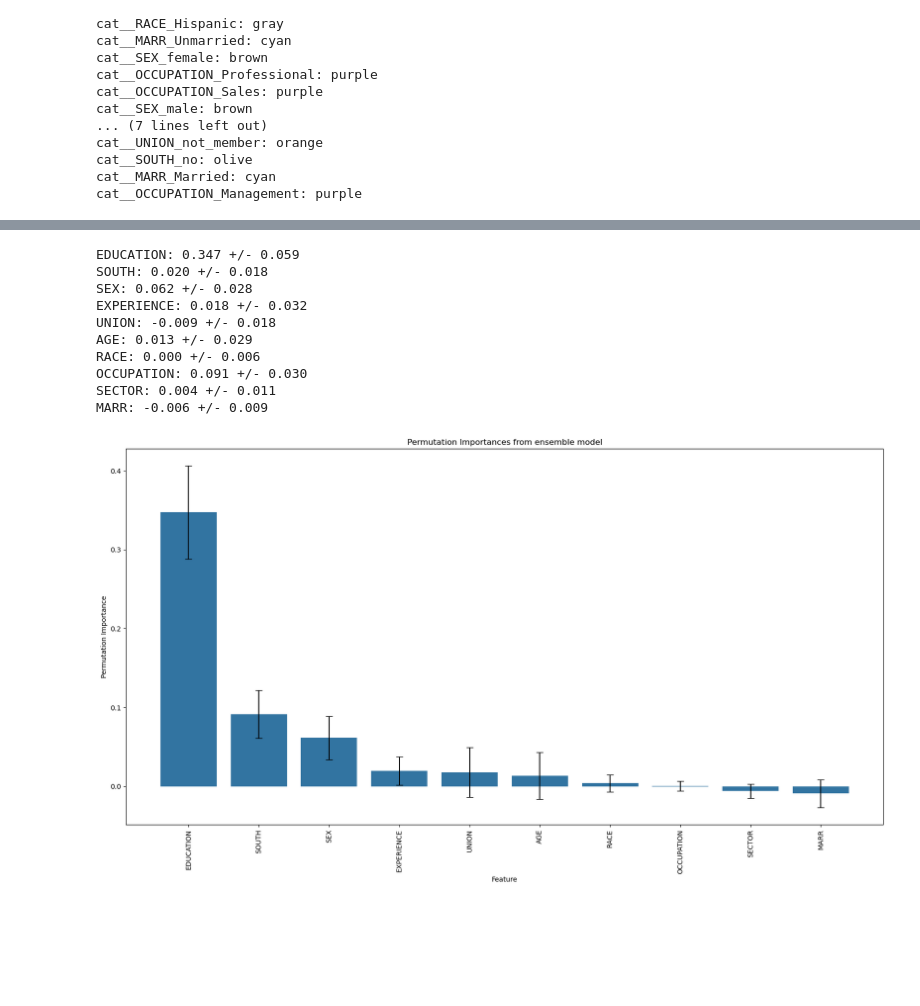
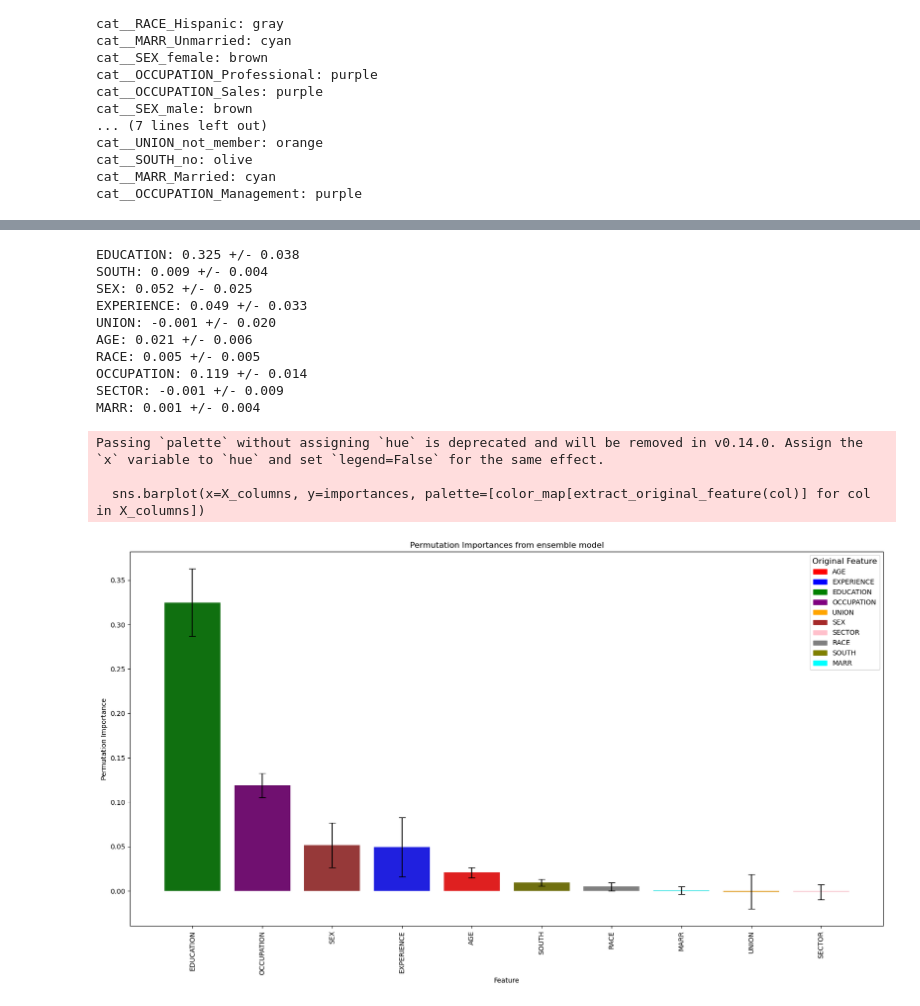
Before and after one commit to johnprg/WageModels, a Jupyter notebook: try_it_21.1.ipynb, the cells around one changed output, grey strips where cells are left out. Saved outputs shown, nothing was run; the diff lists cells and outputs as text; code cells hidden in the pictures; blank space fills up the shorter version.

Commit message:
cleaned up graphs for report

```diff
--- a/try_it_21.1.ipynb
+++ b/try_it_21.1.ipynb
@@ -327,10 +360,20 @@ results_df2
 # %%
+# set up the voting regressor using the best models from the grid search
+lr = grids[0].best_estimator_.named_steps['model']
+knn = grids[1].best_estimator_.named_steps['model']
+dt = grids[2].best_estimator_.named_steps['model']
+ridge = grids[3].best_estimator_.named_steps['model']
+svr = grids[4].best_estimator_.named_steps['model']
+
+voting2 = VotingRegressor(estimators=[('lr', lr), ('knn', knn), ('dt', dt), ('ridge', ridge), ('svr', svr)])
+
 # set up the grid search for the voting regressor
-vote_pipe = Pipeline(steps=[('preprocessor', preprocessor),
-                       ('voting', voting)])
-grid = GridSearchCV(vote_pipe, voting_params, n_jobs=-1, cv=5, scoring='neg_mean_squared_error')
+vote_pipe2 = Pipeline(steps=[('preprocessor', preprocessor),
+                       ('voting', voting2)])
+grid = GridSearchCV(vote_pipe2, voting_params, n_jobs=-1, cv=5, scoring='neg_mean_squared_error')
 grid.fit(X_train, y_train)
 print(grid.best_params_)
+
 y_pred = grid.predict(X_test)
 mse = mean_squared_error(y_test, y_pred)
 r2 = r2_score(y_test, y_pred)
@@ -501,7 +567,8 @@ plt.show()
 from sklearn.inspection import permutation_importance
 
 # Calculate permutation importance
-results = permutation_importance(vote_pipe, X_test, y_test, n_repeats=10, random_state=42, n_jobs=-1)
+vote_pipe2.fit(X_train, y_train)
+results = permutation_importance(vote_pipe2, X_test, y_test, n_repeats=10, random_state=42, n_jobs=-1)
 
 # Get the importances and their standard deviations
 importances = results.importances_mean
@@ -512,38 +579,45 @@ for i in range(importances.shape[0]):
     name = X.columns[i]
     print(f"{name}: {importances[i]:.3f} +/- {std_devs[i]:.3f}")
 # %% [output]
-EDUCATION: 0.347 +/- 0.059
-SOUTH: 0.020 +/- 0.018
-SEX: 0.062 +/- 0.028
-EXPERIENCE: 0.018 +/- 0.032
-UNION: -0.009 +/- 0.018
-AGE: 0.013 +/- 0.029
-RACE: 0.000 +/- 0.006
-OCCUPATION: 0.091 +/- 0.030
-SECTOR: 0.004 +/- 0.011
-MARR: -0.006 +/- 0.009
+EDUCATION: 0.325 +/- 0.038
+SOUTH: 0.009 +/- 0.004
+SEX: 0.052 +/- 0.025
+EXPERIENCE: 0.049 +/- 0.033
+UNION: -0.001 +/- 0.020
+AGE: 0.021 +/- 0.006
+RACE: 0.005 +/- 0.005
+OCCUPATION: 0.119 +/- 0.014
+SECTOR: -0.001 +/- 0.009
+MARR: 0.001 +/- 0.004
 # %%
 # plot the permutation importances sorted in descending order with their standard deviations using seaborn
 import seaborn as sns
 
 sorted_indices = np.argsort(importances)[::-1]
 X_columns = X.columns
 X_columns = X_columns[sorted_indices]
 importances = importances[sorted_indices]
 std_devs = std_devs[sorted_indices]
 
 plt.figure(figsize=(20, 10))
 # use seaborn to create a bar plot
-sns.barplot(x=X_columns, y=importances)
+sns.barplot(x=X_columns, y=importances, palette=[color_map[extract_original_feature(col)] for col in X_columns])
 # Add error bars - Note: The errorbar x positions need to be manually set
 # Here, we use `range(len(importances))` to align error bars with the bars from seaborn
 plt.errorbar(x=range(len(importances)), y=importances, yerr=std_devs, fmt='none', c='black', capsize=5)
 
 plt.xlabel('Feature')
 plt.ylabel('Permutation Importance')
 plt.title('Permutation Importances from ensemble model')
+#add a legend of the original features
+handles = [plt.Rectangle((0,0),1,1, color=color) for color in color_map.values()]
+plt.legend(handles, color_map.keys(), title='Original Feature', title_fontsize='large')
 
 plt.xticks(rotation=90)
+plt.savefig('./images/permutation_importances.png')
 plt.show()
 # %% [output]
+Passing `palette` without assigning `hue` is deprecated and will be removed in v0.14.0. Assign the `x` variable to `hue` and set `legend=False` for the same effect.
+
+  sns.barplot(x=X_columns, y=importances, palette=[color_map[extract_original_feature(col)] for col in X_columns])
-[figure, old version]
+[figure, new version]
```
Also changed, not shown: parts of 22 cells of this notebook.
